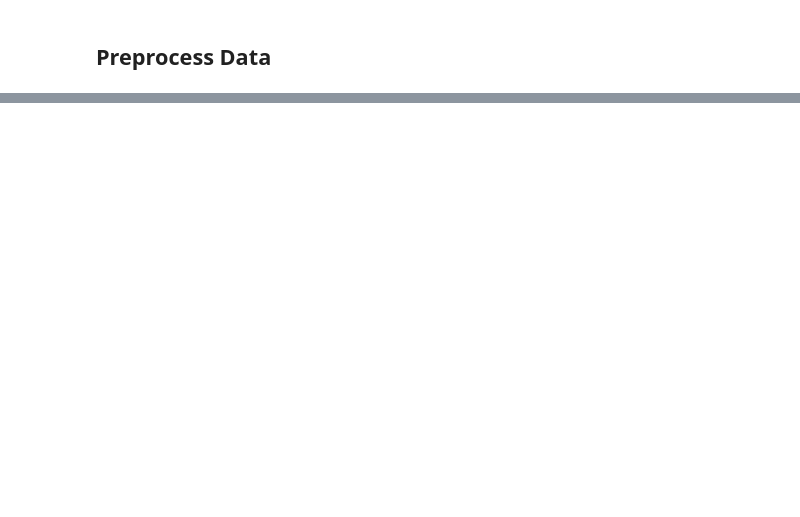
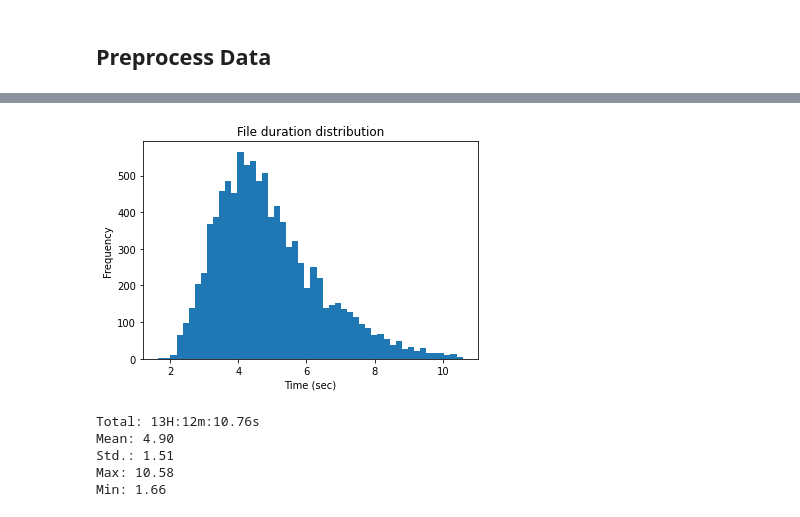
Before and after one commit to vistec-AI/wav2vec2-large-xlsr-53-th, a Jupyter notebook: notebooks/cv-preprocess.ipynb, the cells around one changed output, grey strips where cells are left out. Saved outputs shown, nothing was run; the diff lists cells and outputs as text; code cells hidden in the pictures; blank space fills up the shorter version.

```diff
--- a/notebooks/cv-preprocess.ipynb
+++ b/notebooks/cv-preprocess.ipynb
@@ -316,0 +383,21 @@ preprocessed_test.shape, test.shape
+# %%
+audios: List[str] = preprocessed_test["path"].map(lambda path: get_full_path(cv_root=cv_root, path=path)).tolist()
+audios_len: List[float] = [get_audio_len(f) for f in tqdm(audios)]
+plt.hist(audios_len, bins=50)
+plt.xlabel("Time (sec)")
+plt.ylabel("Frequency")
+plt.title("File duration distribution")
+plt.show()
+
+print(f"Total: {sec_to_hour(np.sum(audios_len))}")
+print(f"Mean: {np.mean(audios_len):.2f}")
+print(f"Std.: {np.std(audios_len):.2f}")
+print(f"Max: {np.max(audios_len):.2f}")
+print(f"Min: {np.min(audios_len):.2f}")
+# %% [output]
+[figure, added]
+Total: 13H:12m:10.76s
+Mean: 4.90
+Std.: 1.51
+Max: 10.58
+Min: 1.66
```
Also changed, not shown: parts of 22 cells of this notebook.
